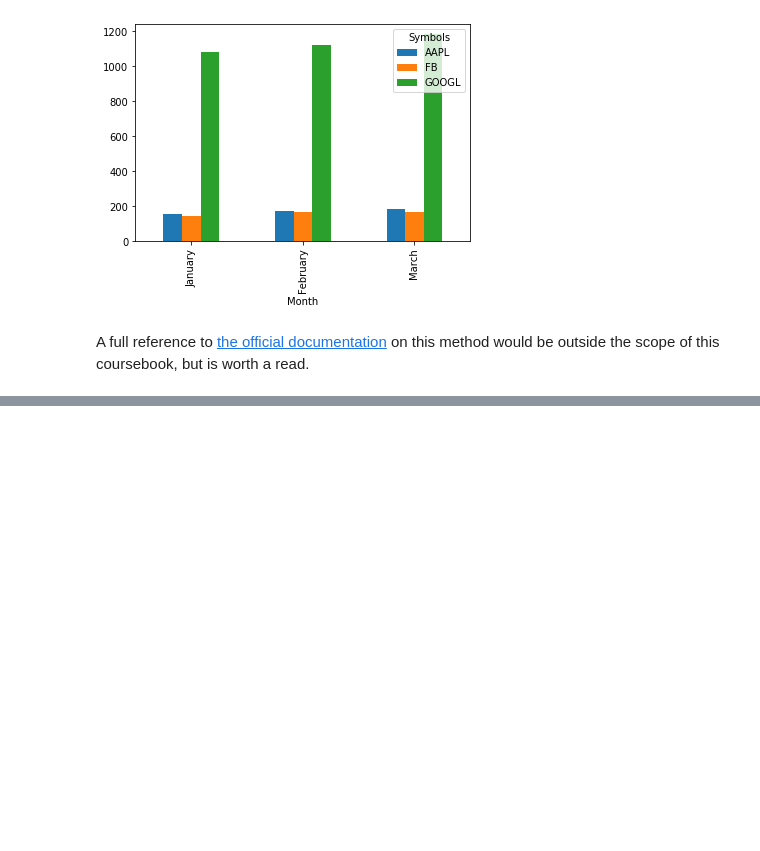
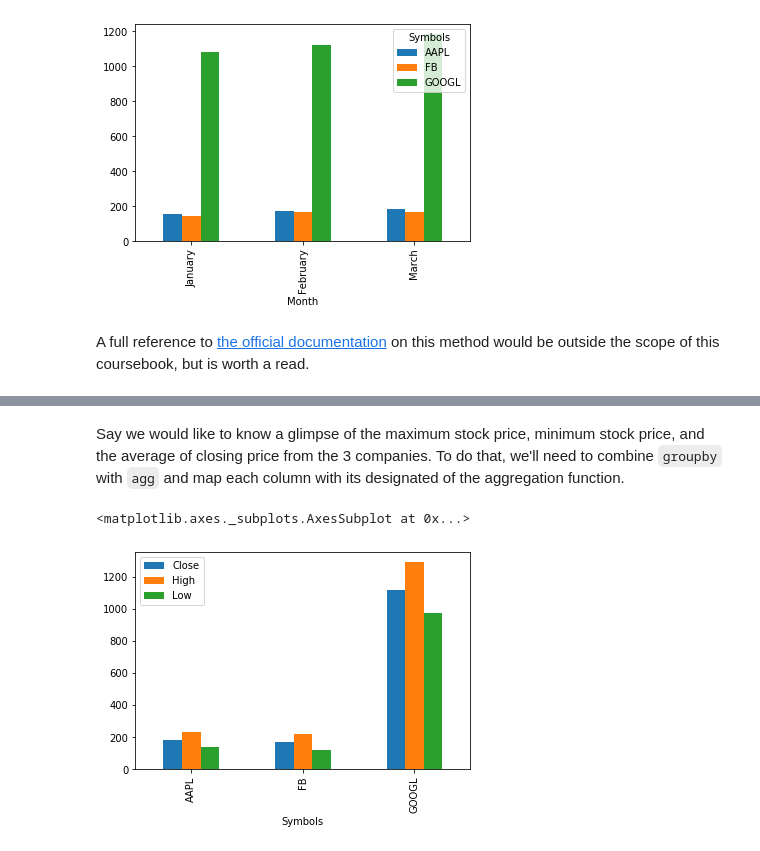
Before and after one commit to onlyphantom/dataanalysis, a Jupyter notebook: 3_Reshaping_Visual.ipynb, the cells around one changed output, grey strips where cells are left out. Cells and saved outputs as stored; diff of their text form; code cells hidden in the pictures; blank space fills up the shorter version.

Commit message:
add groupby agg

```diff
--- a/3_Reshaping_Visual.ipynb
+++ b/3_Reshaping_Visual.ipynb
@@ -445,2 +524,13 @@ A full reference to [the official documentation](https://pandas.pydata.org/panda
+# %% [markdown]
+Say we would like to know a glimpse of the maximum stock price, minimum stock price, and the average of closing price from the 3 companies. To do that, we'll need to combine `groupby` with `agg` and map each column with its designated of the aggregation function.
+# %%
+stock.stack().reset_index().groupby('Symbols').agg({
+    'Close': 'median',
+    'High': 'max',
+    'Low': 'min'
+}).plot(kind='bar')
+# %% [output]
+<matplotlib.axes._subplots.AxesSubplot at 0x...>
+[figure, added]
 # %% [markdown]
 # Learn-by-Building
```
Also changed, not shown: parts of 16 cells of this notebook.
